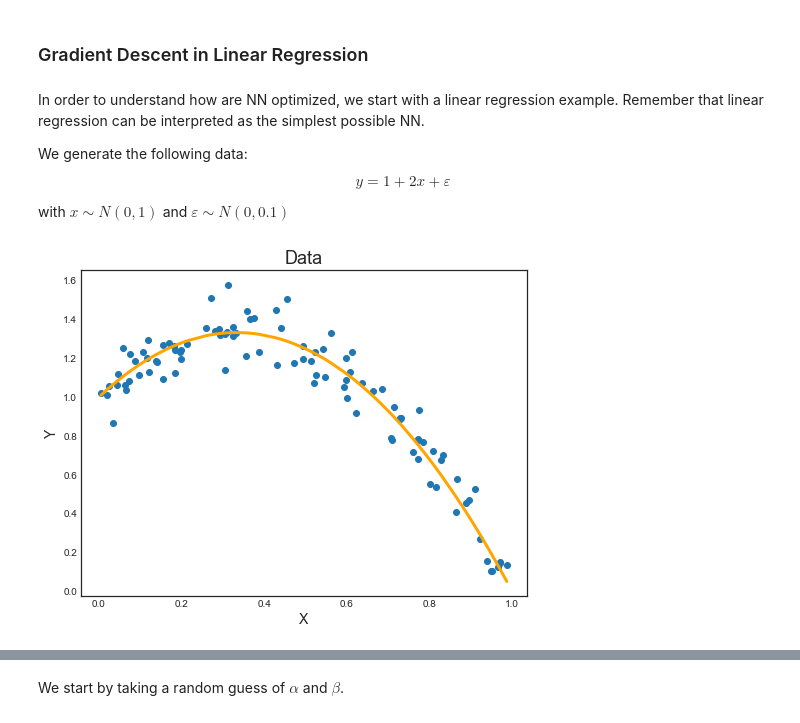
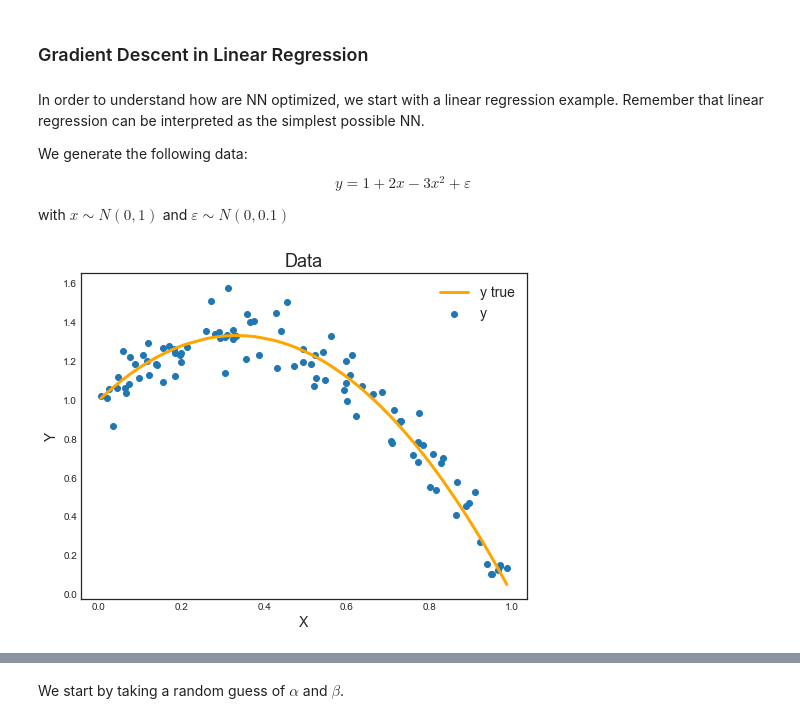
Before and after one commit to matteocourthoud/Machine-Learning-for-Economic-Analysis, a Jupyter notebook: 8_neuralnets.ipynb, the cells around one changed output, grey strips where cells are left out. Drawn from its saved outputs; the diff is of its cells as text; code cells hidden in the pictures.

```diff
--- a/8_neuralnets.ipynb
+++ b/8_neuralnets.ipynb
@@ -333,24 +336,27 @@ In order to understand how are NN optimized, we start with a linear regression e
 We generate the following data:
 
 $$
-y = 1 + 2 x + \varepsilon
+y = 1 + 2 x - 3 x^2 + \varepsilon
 $$
 
 with $x \sim N(0,1)$ and $\varepsilon \sim N(0,0.1)$
 # %%
 # Data Generation
 np.random.seed(42)
-x = np.sort(np.random.rand(100, 1), axis=0)
-e = .1*np.random.randn(100, 1)
+N = 100
+
+x = np.sort(np.random.rand(N, 1), axis=0)
+e = .1*np.random.randn(N, 1)
 y_true = 1 + 2*x - 3*x**2
 y = y_true + e
 # %%
 fig, ax = plt.subplots(figsize=(8,6))
 
 # Scatter
 ax.scatter(x,y);
 ax.plot(x,y_true,color='orange');
 ax.set_xlabel('X'); ax.set_ylabel('Y'); ax.set_title("Data");
+ax.legend(['y true','y']);
 # %% [output]
-[figure, old version]
+[figure, new version]
 # %% [markdown]
```
Also changed, not shown: parts of 81 cells of this notebook.
